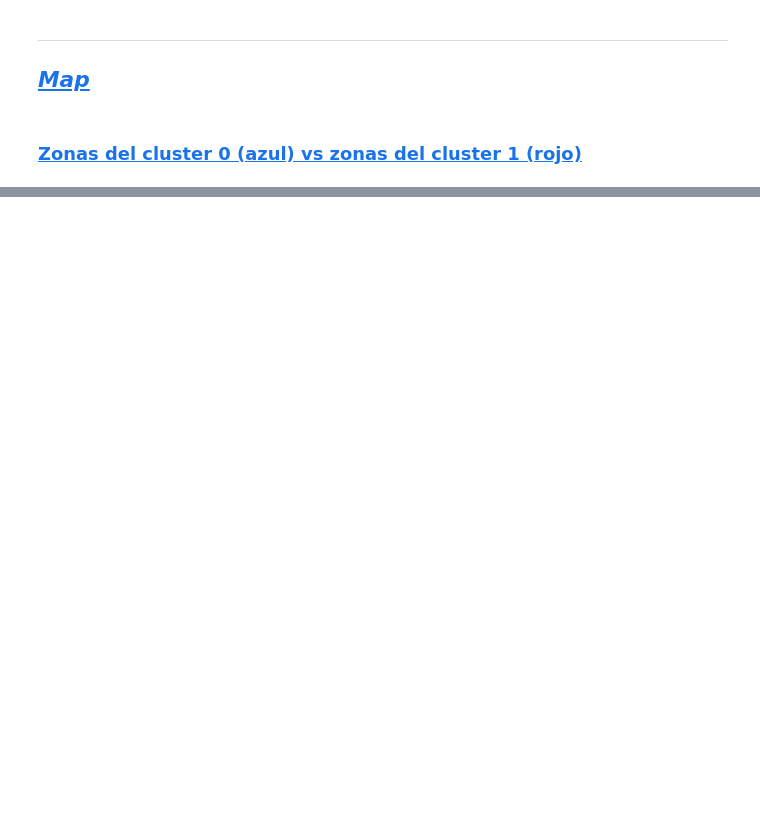
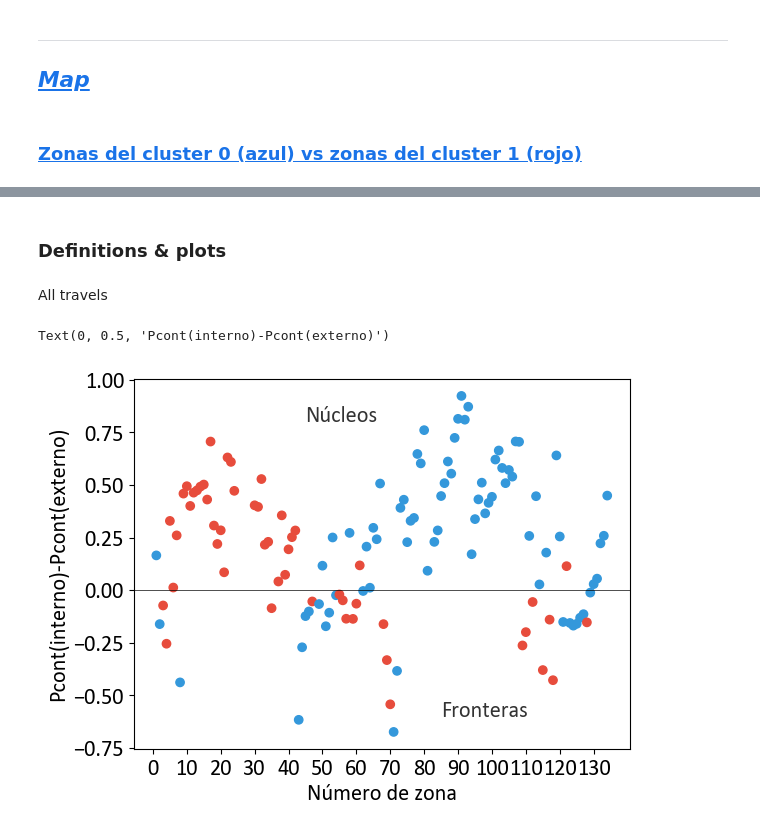
Before and after one commit to J-Lu99/Citizen_mobility, a Jupyter notebook: Análisis de datos en bruto/Clusters.ipynb, the cells around one changed output, grey strips where cells are left out. Drawn from its saved outputs; the diff is of its cells as text; code cells hidden in the pictures; blank space fills up the shorter version.

```diff
--- a/Análisis de datos en bruto/Clusters.ipynb
+++ b/Análisis de datos en bruto/Clusters.ipynb
@@ -286,0 +698,6 @@ map
+# %% [markdown]
+### Definitions & plots
+# %% [markdown]
+All travels
+# %%
+G=graph_di('mo','unst','week',threshold=1)
@@ -286,0 +729,27 @@ map
+# %%
+threshold=0
+balance_front={zones_num[i]:balance[i] for i in range(len(zones_num)) if balance[i]<=threshold}
+colors_front={zones_num[i]:colors[i] for i in range(len(zones_num)) if balance[i]<=threshold}
+
+balance_nucl={zones_num[i]:balance[i]for i in range(len(zones_num)) if balance[i]>threshold}
+colors_nucl={zones_num[i]:colors[i] for i in range(len(zones_num)) if balance[i]>threshold}
+# %%
+plot.figure()
+plot.axhline(y=0,color='black',linewidth=0.7,alpha=0.7)
+#plot.axhline(y=threshold,color=green,linestyle='dashdot',linewidth=0.7,alpha=0.7)
+
+plot.scatter(balance_nucl.keys(),balance_nucl.values(),color=list(colors_nucl.values()))
+plot.scatter(balance_front.keys(),balance_front.values(),color=list(colors_front.values()))
+plot.text(45,0.80,'Núcleos',alpha=0.8)
+plot.text(85,-0.60,'Fronteras',alpha=0.8)
+
+ax = plot.subplot()
+#ax.grid(True,linewidth=0.5,color='gray',alpha=0.5)
+ax.set_xticks(range(0,135,10))
+ax.set_xticklabels([i  for i in range(0,135) if i% 10==0])
+#plot.title('Balance de probabilidades de contacto')
+plot.xlabel('Número de zona')
+plot.ylabel('Pcont(interno)-Pcont(externo)')
+# %% [output]
+Text(0, 0.5, 'Pcont(interno)-Pcont(externo)')
+[figure, added]
```
Also changed, not shown: parts of 83 cells of this notebook, 4 other files.
